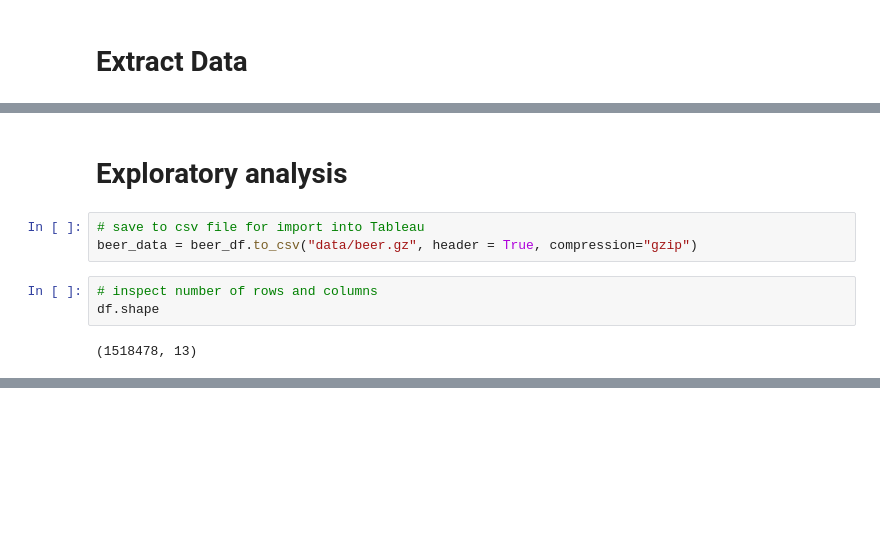
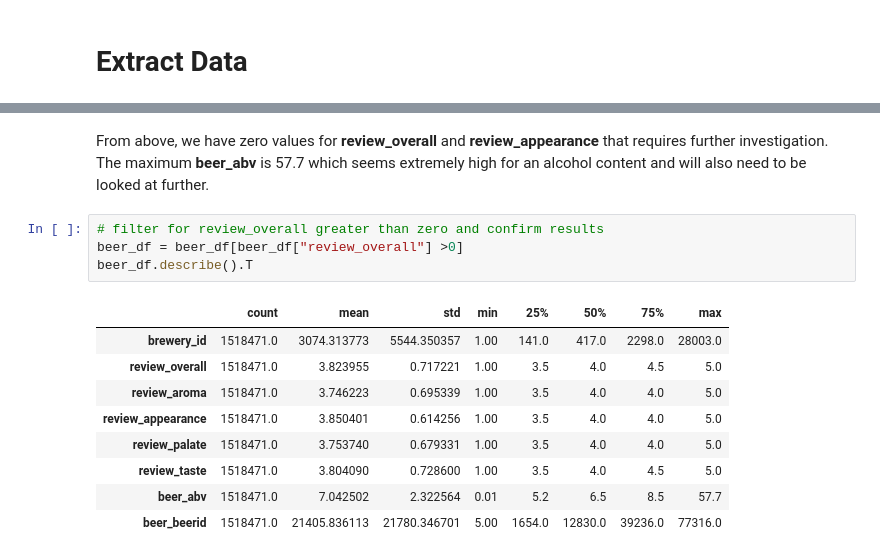
Before and after one commit to mactzu/PredictivePandas, a Jupyter notebook: DataExtract.ipynb, the cells around one changed output, grey strips where cells are left out. Cells and saved outputs as stored; diff of their text form; blank space fills up the shorter version.

```diff
--- a/DataExtract.ipynb
+++ b/DataExtract.ipynb
@@ -65,13 +87,3 @@ beer_df["review_time"] = pd.to_datetime(beer_df["review_time"], unit = "s")
-# %% [markdown]
-# Exploratory analysis
-# %%
-# save to csv file for import into Tableau
-beer_data = beer_df.to_csv("data/beer.gz", header = True, compression="gzip")
-# %%
-# inspect number of rows and columns
-df.shape
-# %% [output]
-(1518478, 13)
 # %%
 # inspect basic statistic details (all parameters)
 beer_df.describe(include="all").T
@@ -90,3 +102,19 @@ beer_df.describe(include="all").T
 | beer_name | 1518478 | 44075 | 90 Minute IPA | 3289 | NaT | NaT | NaN | NaN | NaN | NaN | NaN | ... |
 | beer_abv | 1.51848e+06 | NaN | NaN | NaN | NaT | NaT | 7.04249 | 2.32257 | 0.01 | 5.2 | 6.5 | ... |
 | beer_beerid | 1.51848e+06 | NaN | NaN | NaN | NaT | NaT | 21405.8 | 21780.3 | 5 | 1654 | 12830 | ... |
+# %% [markdown]
+From above, we have zero values for **review_overall** and **review_appearance** that requires further investigation.  The maximum **beer_abv** is 57.7 which seems extremely high for an alcohol content and will also need to be looked at further.
+# %%
+# filter for review_overall greater than zero and confirm results
+beer_df = beer_df[beer_df["review_overall"] >0]
+beer_df.describe().T
+# %% [output]
+|  | count | mean | std | min | 25% | 50% | 75% | max |
+| brewery_id | 1518471.0 | 3074.313773 | 5544.350357 | 1.00 | 141.0 | 417.0 | 2298.0 | 28003.0 |
+| review_overall | 1518471.0 | 3.823955 | 0.717221 | 1.00 | 3.5 | 4.0 | 4.5 | 5.0 |
+| review_aroma | 1518471.0 | 3.746223 | 0.695339 | 1.00 | 3.5 | 4.0 | 4.0 | 5.0 |
+| review_appearance | 1518471.0 | 3.850401 | 0.614256 | 1.00 | 3.5 | 4.0 | 4.0 | 5.0 |
+| review_palate | 1518471.0 | 3.753740 | 0.679331 | 1.00 | 3.5 | 4.0 | 4.0 | 5.0 |
+| review_taste | 1518471.0 | 3.804090 | 0.728600 | 1.00 | 3.5 | 4.0 | 4.5 | 5.0 |
+| beer_abv | 1518471.0 | 7.042502 | 2.322564 | 0.01 | 5.2 | 6.5 | 8.5 | 57.7 |
+| beer_beerid | 1518471.0 | 21405.836113 | 21780.346701 | 5.00 | 1654.0 | 12830.0 | 39236.0 | 77316.0 |
```
Also changed, not shown: parts of 15 cells of this notebook, 1 other file.
